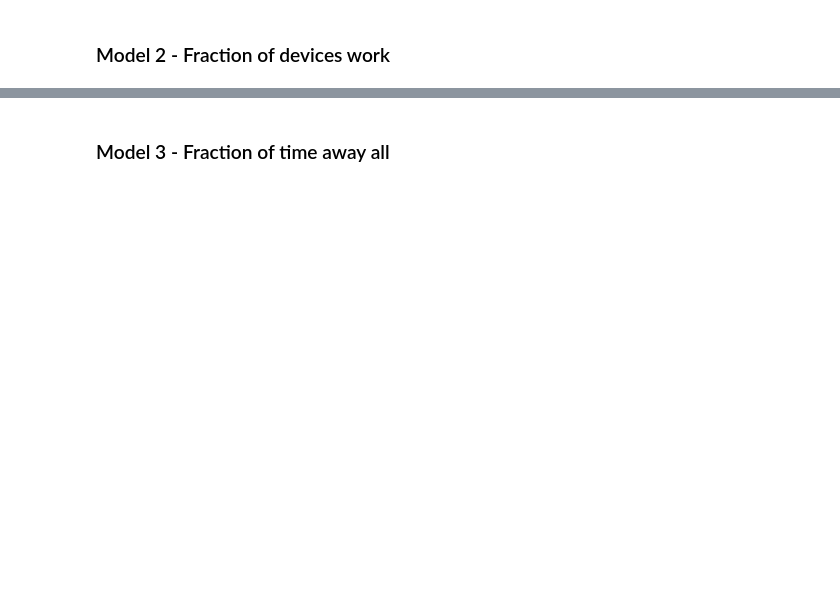
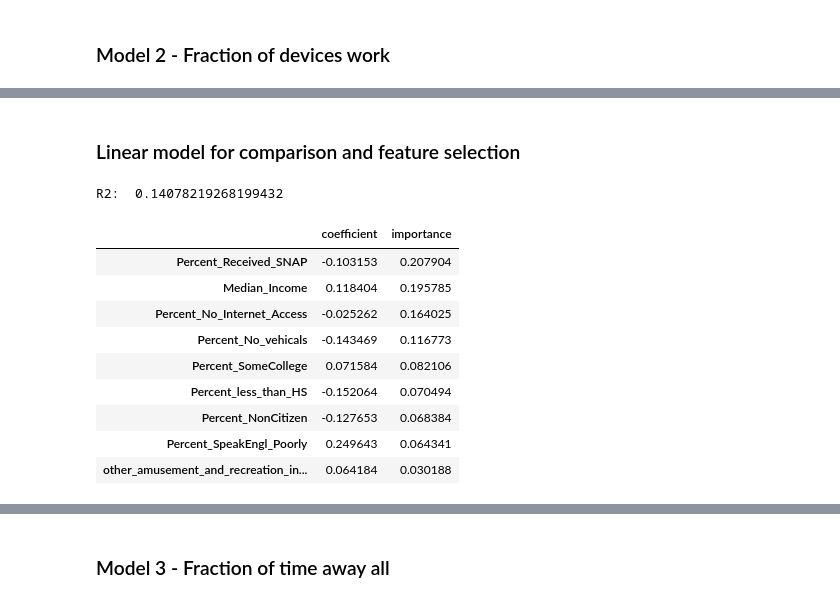
Before and after one commit to IssueToImpact/covid-chicago-mobility, a Jupyter notebook: COVID_model.ipynb, the cells around one changed output, grey strips where cells are left out. Cells and saved outputs as stored; diff of their text form; code cells hidden in the pictures; blank space fills up the shorter version.

```diff
--- a/COVID_model.ipynb
+++ b/COVID_model.ipynb
@@ -374,6 +371,6 @@ grid_search_fodw = GridSearchCV(estimator = rf_fodw, param_grid = param_grid,
 # %%
-grid_search_fodw.fit(fodw_features_train, fodw_target_train)
+#grid_search_fodw.fit(fodw_features_train, fodw_target_train)
 
-grid_search_fodw.best_params_
+#grid_search_fodw.best_params_
 
-grid_search_fodw.best_estimator_
+#grid_search_fodw.best_estimator_
@@ -399,0 +391,5 @@ mean_squared_error(fodw_y_pred, fodw_target_test)
+# %%
+feature_importances_fodw_rf = pd.DataFrame(rf_best_fodw.feature_importances_,
+                                           index = fodw_features_train.columns,
+                                           columns=['importance']).sort_values('importance', ascending=False)
+feature_importances_fodw_rf
@@ -399,0 +407,37 @@ mean_squared_error(fodw_y_pred, fodw_target_test)
+# %% [markdown]
+### Linear model for comparison and feature selection
+# %%
+scaler_fodw_features = StandardScaler()
+fodw_features_train_scaled = scaler_fodw_features.fit_transform(fodw_features_train)
+fodw_features_test_scaled = scaler_fodw_features.transform(fodw_features_test)
+
+scaler_fodw_target = StandardScaler()
+fodw_target_train_scaled = scaler_fodw_target.fit_transform(fodw_target_train.values.reshape(-1, 1))
+fodw_target_test_scaled = scaler_fodw_target.transform(fodw_target_test.values.reshape(-1, 1))
+
+regr_fodw = linear_model.LinearRegression()
+
+regr_fodw.fit(fodw_features_train_scaled, fodw_target_train_scaled)
+
+y_pred_fodw = regr_fodw.predict(fodw_features_test_scaled)
+
+print("R2: ", regr_fodw.score(fodw_features_train_scaled, fodw_target_train_scaled))
+# %% [output]
+R2:  0.14078219268199432
+# %%
+feature_importances_fodw_lr = pd.DataFrame(regr_fodw.coef_[0],
+                                   index = fodw_features_train.columns,
+                                    columns=['coefficient']).sort_values('coefficient', ascending=False)
+
+feature_importances_fodw_lr.merge(feature_importances_fodw_rf, left_index=True, right_index=True).sort_values(by='importance', ascending=False)
+# %% [output]
+|  | coefficient | importance |
+| Percent_Received_SNAP | -0.103153 | 0.207904 |
+| Median_Income | 0.118404 | 0.195785 |
+| Percent_No_Internet_Access | -0.025262 | 0.164025 |
+| Percent_No_vehicals | -0.143469 | 0.116773 |
+| Percent_SomeCollege | 0.071584 | 0.082106 |
+| Percent_less_than_HS | -0.152064 | 0.070494 |
+| Percent_NonCitizen | -0.127653 | 0.068384 |
+| Percent_SpeakEngl_Poorly | 0.249643 | 0.064341 |
+| other_amusement_and_recreation_in... | 0.064184 | 0.030188 |
```
Also changed, not shown: parts of 22 cells of this notebook.
